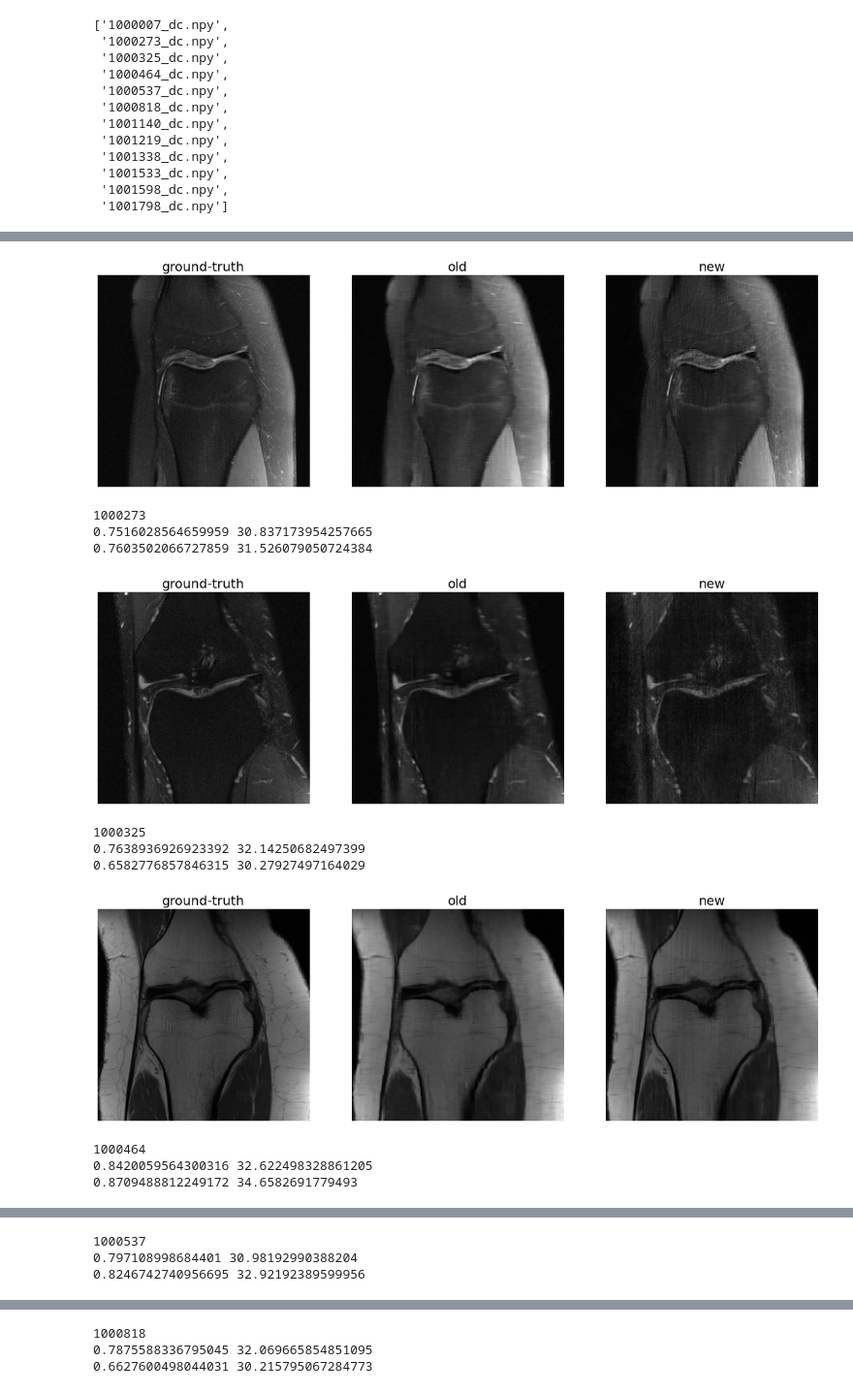
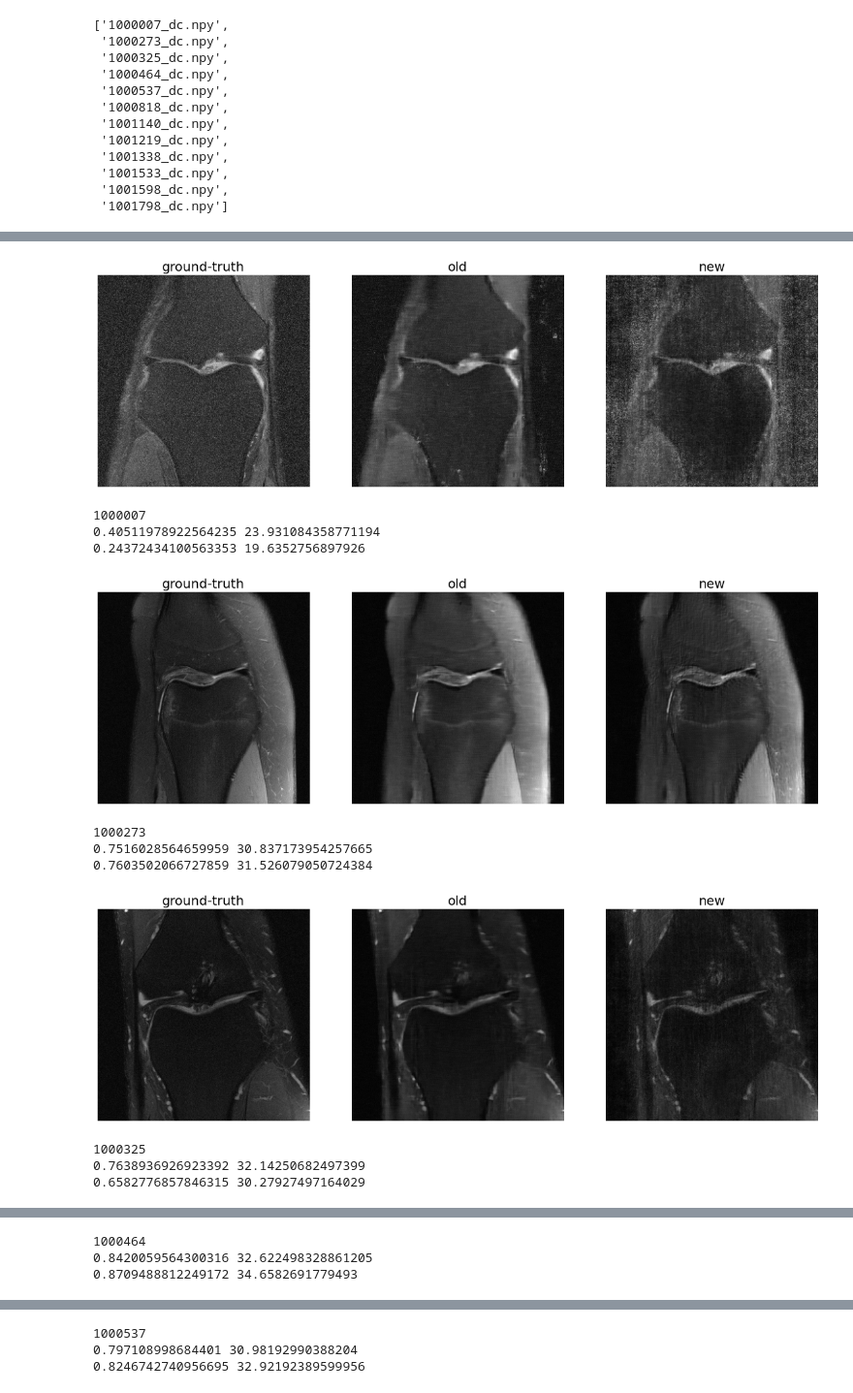
Before and after one commit to davevanveen/unsup_mri, a Jupyter notebook: ipynb/20201112_eval_fastmri_old_v_new.ipynb, the cells around one changed output, grey strips where cells are left out. Shown at 97% size. Drawn from its saved outputs; the diff is of its cells as text; code cells hidden in the pictures.

```diff
--- a/ipynb/20201112_eval_fastmri_old_v_new.ipynb
+++ b/ipynb/20201112_eval_fastmri_old_v_new.ipynb
@@ -16,7 +28,7 @@ from utils.evaluate import calc_metrics, normalize_img
 def plot_list(arr_list):
 
     NUM_COLS = len(arr_list)
-    title_list = ['ground-truth', 'old', 'new']
+    title_list = ['ground-truth', 'old', 'new', 'x']
 
     fig = plt.figure(figsize=(20,20))
 
@@ -74,0 +67,18 @@ psnr_n_list.mean(), psnr_o_list.mean()
+# %%
+vid_key = '1000007'
+vid_key = '1000464'
+# %%
+path_n_ca = '/bmrNAS/people/dvv/out_fastmri/new_pytorch1.7/not_halved/'
+path_n_no = path_n
+
+# vid_key = '1000007'
+arr_o = np.load('{}{}_iter10000_alpha0.npy'.format(path_o, vid_key))
+arr_gt = np.load('{}{}_gt.npy'.format(path_n_ca, vid_key))
+arr_n_ca = np.load('{}{}_dc.npy'.format(path_n_ca, vid_key))
+arr_n_no = np.load('{}{}_dc.npy'.format(path_n_no, vid_key))
+
+plot_list([arr_gt, arr_o, arr_n_ca, arr_n_no])
+
+print(calc_metrics(arr_gt, arr_o))
+print(calc_metrics(arr_gt, arr_n_ca))
+print(calc_metrics(arr_gt, arr_n_no))
@@ -75,40 +90,40 @@ psnr_n_list.mean(), psnr_o_list.mean()
 # %%
 ssim_n_list, ssim_o_list = [], []
 psnr_n_list, psnr_o_list = [], []
 
-for f in files_n_dc[1:7]:
+for f in files_n_dc[:7]:
 
     vid_key = f.split('_')[0]
 
     arr_n = np.load(path_n + f)
     arr_o = np.load('{}{}_iter10000_alpha0.npy'.format(path_o, vid_key))
     arr_gt = np.load('{}{}_gt.npy'.format(path_n, vid_key))
 
     plot_list([arr_gt, arr_o, arr_n])
 
     _, _, ssim_n, psnr_n = calc_metrics(arr_n, arr_gt)
     _, _, ssim_o, psnr_o = calc_metrics(arr_o, arr_gt)
     ssim_n_list.append(ssim_n), psnr_n_list.append(psnr_n)
     ssim_o_list.append(ssim_o), psnr_o_list.append(psnr_o)
 
     print(vid_key)
     print(ssim_o, psnr_o)
     print(ssim_n, psnr_n)
 
 ssim_n_list = np.asarray(ssim_n_list)
 ssim_o_list = np.asarray(ssim_o_list)
 psnr_n_list = np.asarray(psnr_n_list)
 psnr_o_list = np.asarray(psnr_o_list)
 # %% [output]
-[figure, old version]
+[figure, new version]
-1000273
-0.7516028564659959 30.837173954257665
-0.7603502066727859 31.526079050724384
+1000007
+0.40511978922564235 23.931084358771194
+0.24372434100563353 19.6352756897926
-[figure, old version]
+[figure, new version]
-1000325
-0.7638936926923392 32.14250682497399
-0.6582776857846315 30.27927497164029
+1000273
+0.7516028564659959 30.837173954257665
+0.7603502066727859 31.526079050724384
-[figure, old version]
+[figure, new version]
-1000464
-0.8420059564300316 32.622498328861205
-0.8709488812249172 34.6582691779493
+1000325
+0.7638936926923392 32.14250682497399
+0.6582776857846315 30.27927497164029
@@ -116,3 +131,3 @@ psnr_o_list = np.asarray(psnr_o_list)
-1000537
-0.797108998684401 30.98192990388204
-0.8246742740956695 32.92192389599956
+1000464
+0.8420059564300316 32.622498328861205
+0.8709488812249172 34.6582691779493
@@ -120,3 +135,3 @@ psnr_o_list = np.asarray(psnr_o_list)
-1000818
-0.7875588336795045 32.069665854851095
-0.6627600498044031 30.215795067284773
+1000537
+0.797108998684401 30.98192990388204
+0.8246742740956695 32.92192389599956
```
Also changed, not shown: parts of 10 cells of this notebook, 3 other files.
